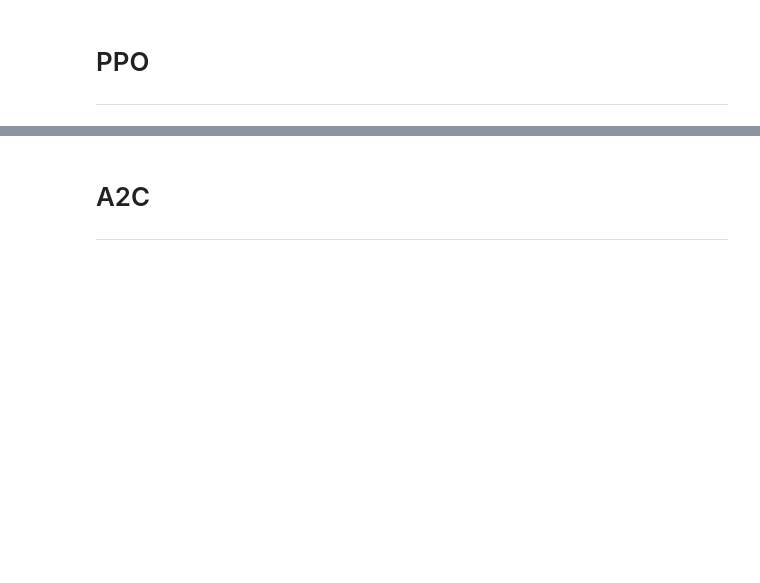
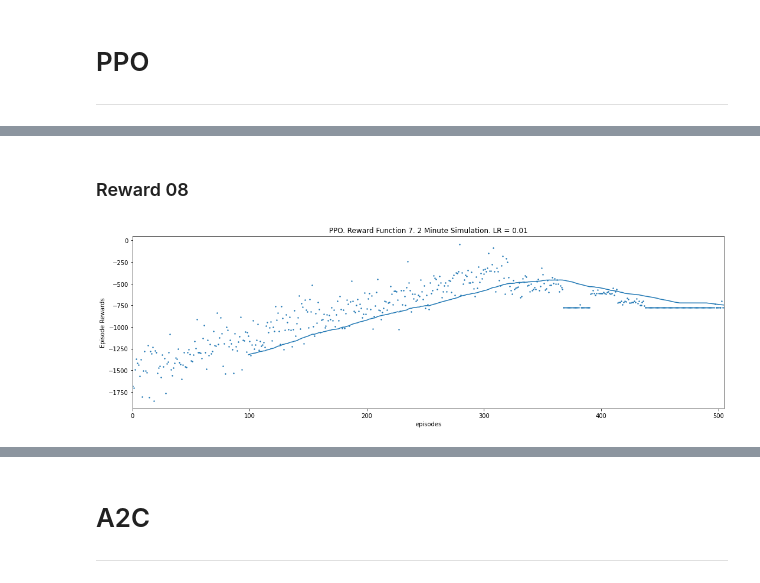
Before and after one commit to MartyMarek/Cross-Road-Signalling-optimisation-with-RL, a Jupyter notebook: final_simulation/model_training_monitor.ipynb, the cells around one changed output, grey strips where cells are left out. Saved outputs shown, nothing was run; the diff lists cells and outputs as text; code cells hidden in the pictures; blank space fills up the shorter version.

Commit message:
Incremental (Model training)

```diff
--- a/final_simulation/model_training_monitor.ipynb
+++ b/final_simulation/model_training_monitor.ipynb
@@ -12,0 +15,9 @@ results_plotter.plot_results([log_dir], None, results_plotter.X_EPISODES, "PPO.
+# %% [markdown]
+### Reward 08
+# %%
+log_dir = "_models\\reward_08\\ppo"
+#results_plotter.plot_results([log_dir], None, results_plotter.X_TIMESTEPS, "Real Intersection",figsize=(15,5))
+results_plotter.plot_results([log_dir], None, results_plotter.X_EPISODES, "PPO. Reward Function 7. 2 Minute Simulation. LR = 0.01",figsize=(15,5))
+#results_plotter.plot_results([log_dir], None, results_plotter.X_WALLTIME, "Real Intersection",figsize=(15,5))
+# %% [output]
+[figure, added]
```
Also changed, not shown: parts of 10 cells of this notebook, 23 other files.
